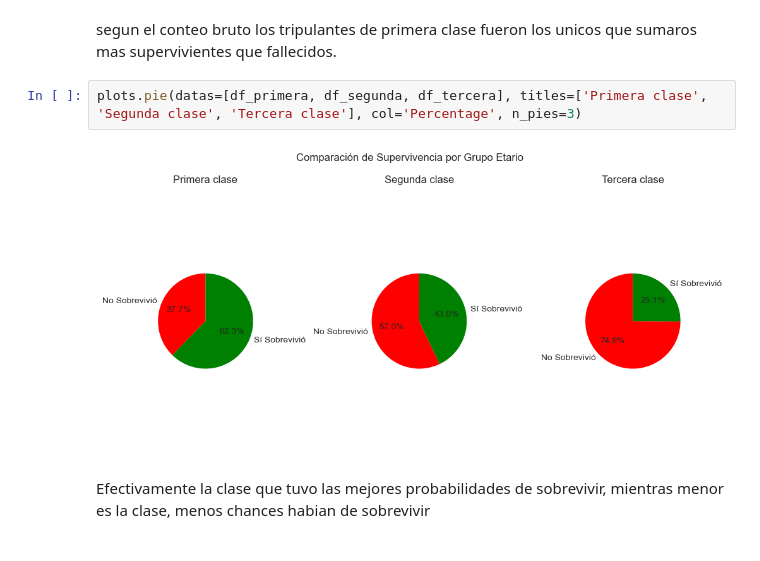
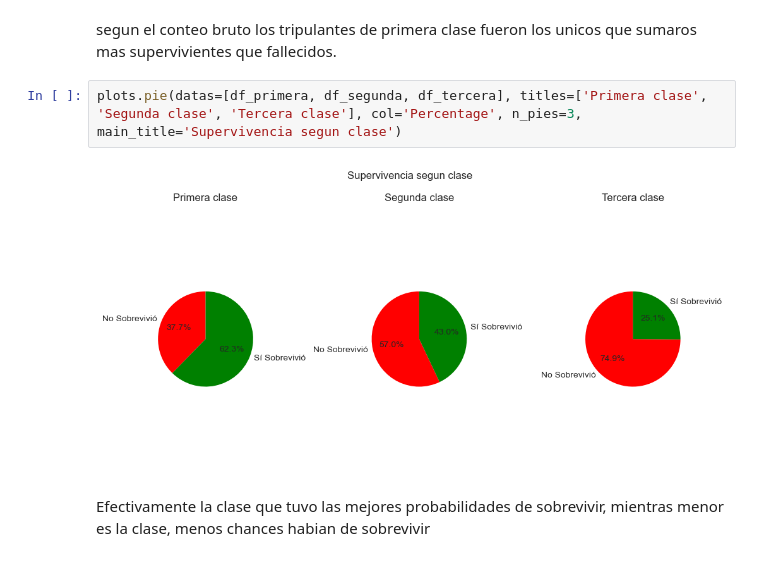
Before and after one commit to juanpablocarrillohortua/taller-pandas-titanic-grupo-1, a Jupyter notebook: notebooks/proyecto titanic.ipynb, the cells around one changed output. Drawn from its saved outputs; the diff is of its cells as text.

```diff
--- a/notebooks/proyecto titanic.ipynb
+++ b/notebooks/proyecto titanic.ipynb
@@ -1091,9 +1083,9 @@ plots.bar(x='Pclass',y='Count', title='survival segun clase', color='Supervivenc
 # %% [markdown]
 segun el conteo bruto los tripulantes de primera clase fueron los unicos que sumaros mas supervivientes que fallecidos.
 # %%
-plots.pie(datas=[df_primera, df_segunda, df_tercera], titles=['Primera clase', 'Segunda clase', 'Tercera clase'], col='Percentage', n_pies=3)
+plots.pie(datas=[df_primera, df_segunda, df_tercera], titles=['Primera clase', 'Segunda clase', 'Tercera clase'], col='Percentage', n_pies=3, main_title='Supervivencia segun clase')
 # %% [output]
-[figure, old version]
+[figure, new version]
 # %% [markdown]
 Efectivamente la clase que tuvo las mejores probabilidades de sobrevivir,  mientras menor es la clase, menos chances habian de sobrevivir
 # %% [markdown]
```
Also changed, not shown: parts of 10 cells of this notebook, 13 other files.
